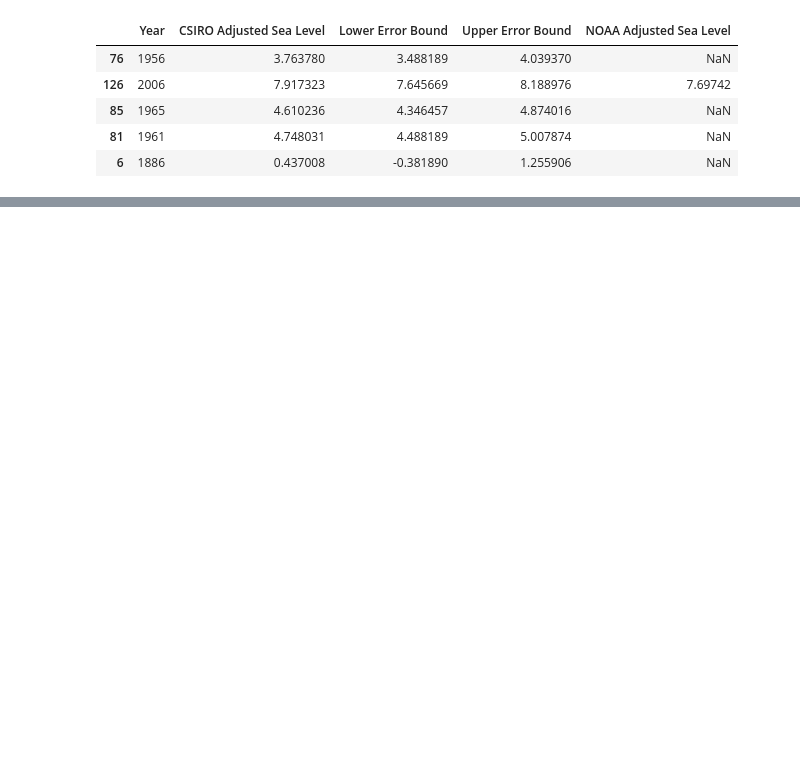
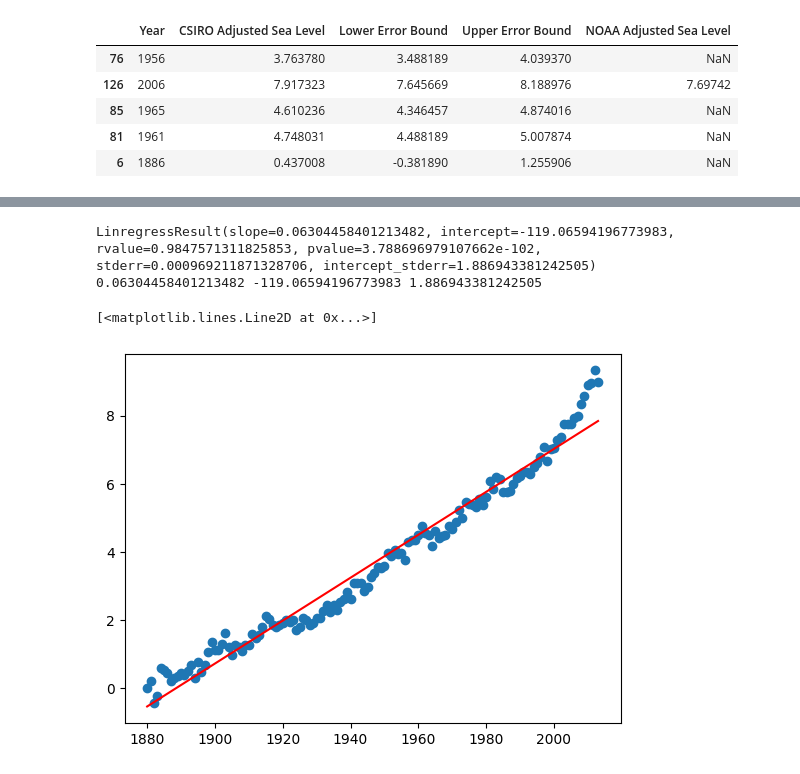
Before and after one commit to Tezcatlipoca0000/fcc-sea-level-predictor, a Jupyter notebook: my_jupyter.ipynb, the cells around one changed output, grey strips where cells are left out. Cells and saved outputs as stored; diff of their text form; code cells hidden in the pictures; blank space fills up the shorter version.

```diff
--- a/my_jupyter.ipynb
+++ b/my_jupyter.ipynb
@@ -14,0 +21,14 @@ df.sample(5)
+# %%
+# linregress to predict
+res = linregress(x=df['Year'], y=df['CSIRO Adjusted Sea Level'])
+print(res)
+print(res.slope, res.intercept, res.intercept_stderr)
+# %% [output]
+LinregressResult(slope=0.06304458401213482, intercept=-119.06594196773983, rvalue=0.9847571311825853, pvalue=3.788696979107662e-102, stderr=0.000969211871328706, intercept_stderr=1.886943381242505)
+0.06304458401213482 -119.06594196773983 1.886943381242505
+# %%
+plt.scatter(x=df['Year'], y=df['CSIRO Adjusted Sea Level'])
+plt.plot(df['Year'], res.intercept + res.slope*df['Year'], 'r')
+# %% [output]
+[<matplotlib.lines.Line2D at 0x...>]
+[figure, added]
```
Also changed, not shown: parts of 1 cell of this notebook.
